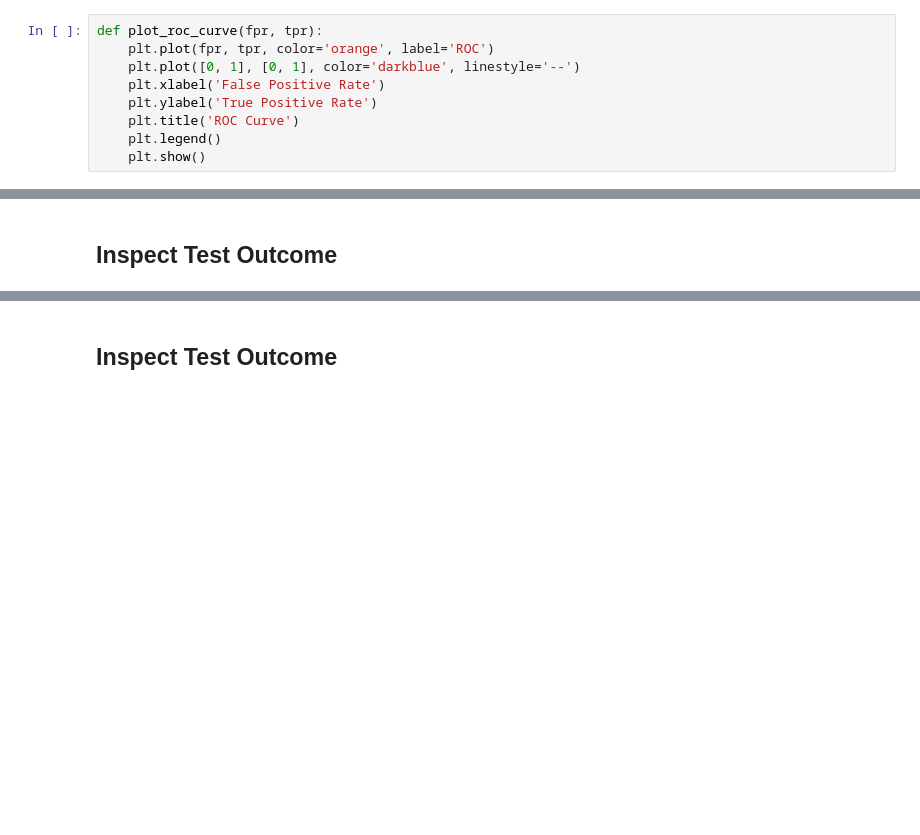
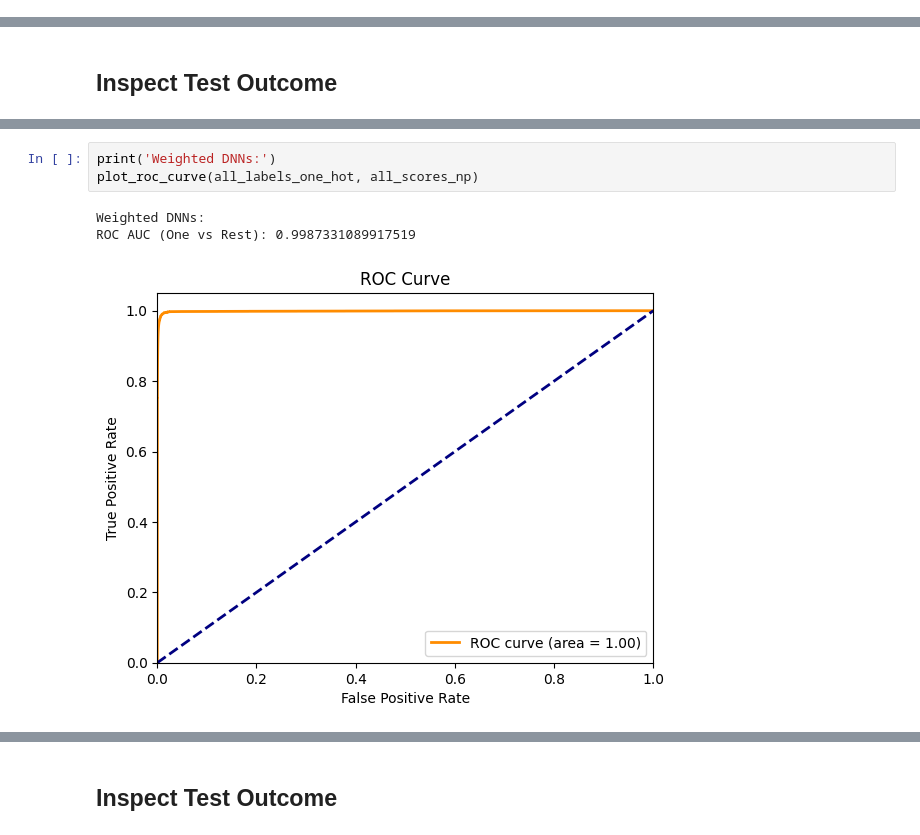
Before and after one commit to NealRyan/Drug-drug-interaction-modeling, a Jupyter notebook: Final_Report_Simplified_DDI_Model.ipynb, the cells around one changed output, grey strips where cells are left out. Saved outputs shown, nothing was run; the diff lists cells and outputs as text; blank space fills up the shorter version.

```diff
--- a/Final_Report_Simplified_DDI_Model.ipynb
+++ b/Final_Report_Simplified_DDI_Model.ipynb
@@ -1689,12 +1689,3 @@ if not TRAIN_DNN:
 The 5 main metrics of accuracy, precision, recall, f1-score, and ROC AUC were used to evaluate the performance of the model. These are 5 standard performance metrics which, when used together, can give a holistic understanding of the model's performance
 
 ##### Implementation
-# %%
-def plot_roc_curve(fpr, tpr):
-    plt.plot(fpr, tpr, color='orange', label='ROC')
-    plt.plot([0, 1], [0, 1], color='darkblue', linestyle='--')
-    plt.xlabel('False Positive Rate')
-    plt.ylabel('True Positive Rate')
-    plt.title('ROC Curve')
-    plt.legend()
-    plt.show()
@@ -1833,3 +1830,10 @@ ROC AUC (One vs Rest): 0.9987331073299637
+# %%
+print('Weighted DNNs:')
+plot_roc_curve(all_labels_one_hot, all_scores_np)
+# %% [output]
+Weighted DNNs:
+ROC AUC (One vs Rest): 0.9987331089917519
+[figure, added]
 # %%
 # Set models to evaluation mode
 all_model.eval()
```
Also changed, not shown: parts of 12 cells of this notebook.
